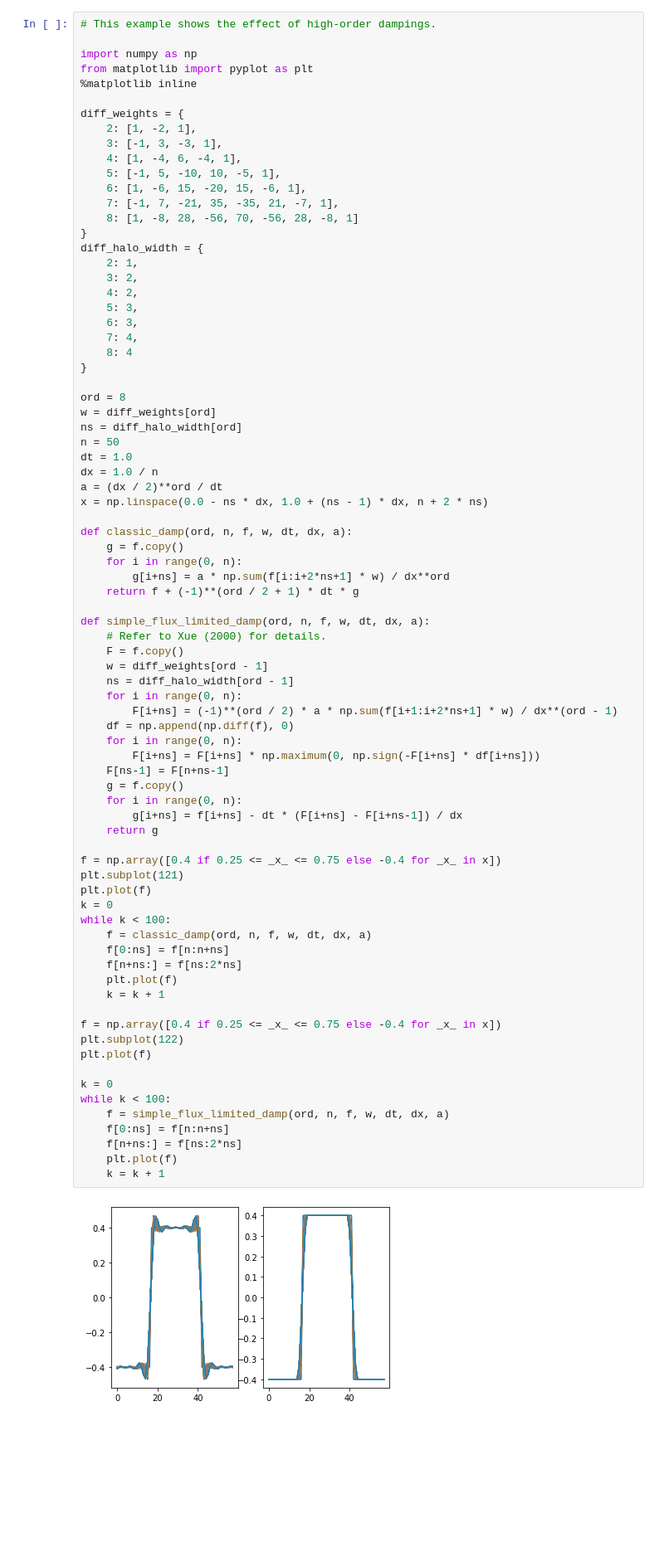
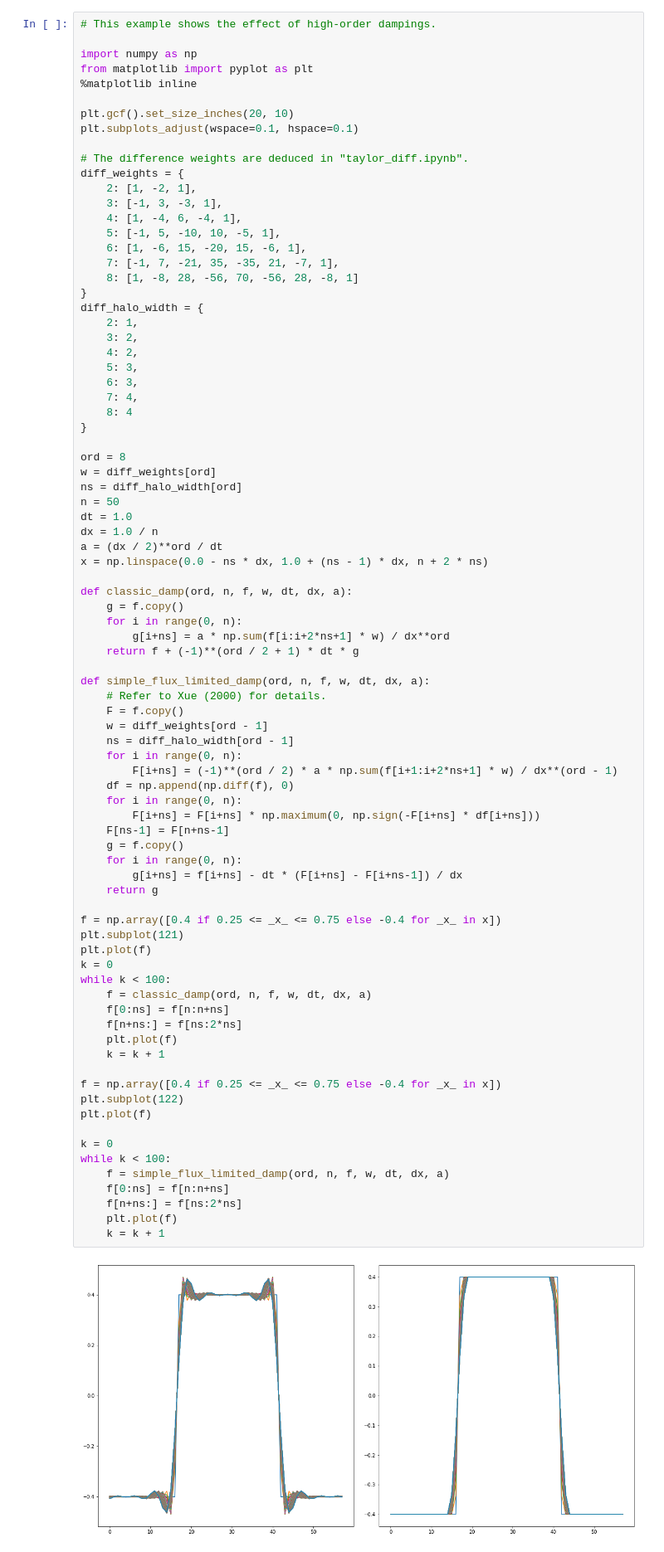
Before and after one commit to dongli/cgfd-knowledge-base, a Jupyter notebook: examples/high_order_damp.ipynb, the cells around one changed output. Shown at 83% size. Cells and saved outputs as stored; diff of their text form; blank space fills up the shorter version.

```diff
--- a/examples/high_order_damp.ipynb
+++ b/examples/high_order_damp.ipynb
@@ -5,6 +5,10 @@ import numpy as np
 from matplotlib import pyplot as plt
 %matplotlib inline
 
+plt.gcf().set_size_inches(20, 10)
+plt.subplots_adjust(wspace=0.1, hspace=0.1)
+
+# The difference weights are deduced in "taylor_diff.ipynb".
 diff_weights = {
 	2: [1, -2, 1],
 	3: [-1, 3, -3, 1],
@@ -51,31 +55,31 @@ def simple_flux_limited_damp(ord, n, f, w, dt, dx, a):
 		F[i+ns] = F[i+ns] * np.maximum(0, np.sign(-F[i+ns] * df[i+ns]))
 	F[ns-1] = F[n+ns-1]
 	g = f.copy()
 	for i in range(0, n):
 		g[i+ns] = f[i+ns] - dt * (F[i+ns] - F[i+ns-1]) / dx
 	return g
 
 f = np.array([0.4 if 0.25 <= _x_ <= 0.75 else -0.4 for _x_ in x])
 plt.subplot(121)
 plt.plot(f)
 k = 0
 while k < 100:
 	f = classic_damp(ord, n, f, w, dt, dx, a)
 	f[0:ns] = f[n:n+ns]
 	f[n+ns:] = f[ns:2*ns]
 	plt.plot(f)
 	k = k + 1
 
 f = np.array([0.4 if 0.25 <= _x_ <= 0.75 else -0.4 for _x_ in x])
 plt.subplot(122)
 plt.plot(f)
 
 k = 0
 while k < 100:
 	f = simple_flux_limited_damp(ord, n, f, w, dt, dx, a)
 	f[0:ns] = f[n:n+ns]
 	f[n+ns:] = f[ns:2*ns]
 	plt.plot(f)
 	k = k + 1
 # %% [output]
-[figure, old version]
+[figure, new version]
```
Also changed, not shown: 2 other files.
